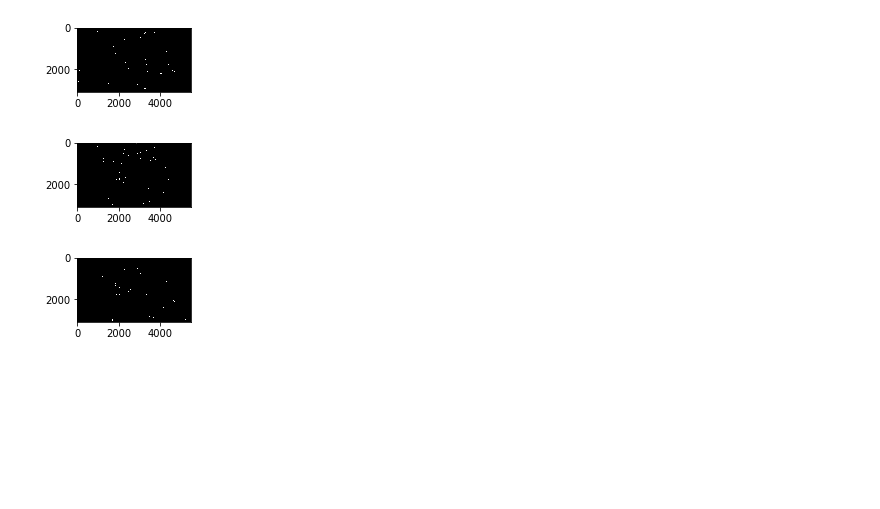
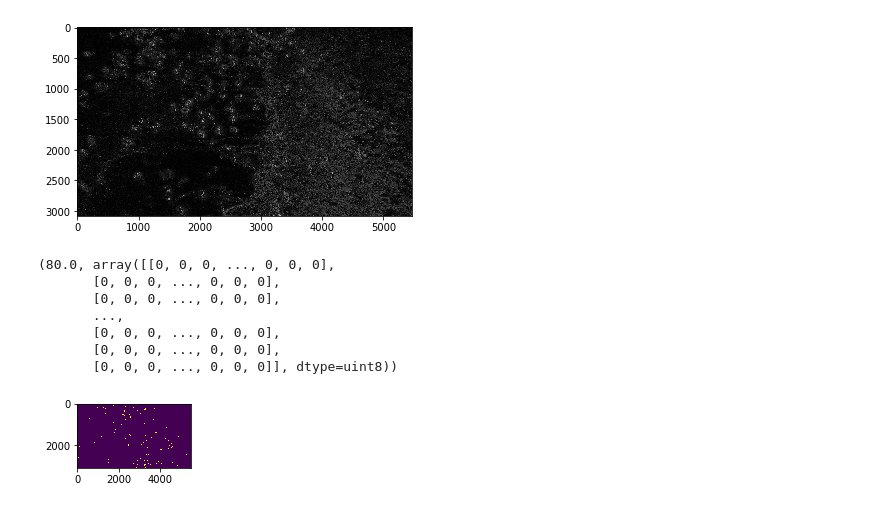
Before and after one commit to surajpaib/CrowdEstimationchallenge, a Jupyter notebook: crowd_estimator.ipynb, the cells around one changed output. Saved outputs shown, nothing was run; the diff lists cells and outputs as text; code cells hidden in the pictures; blank space fills up the shorter version.

```diff
--- a/crowd_estimator.ipynb
+++ b/crowd_estimator.ipynb
@@ -38,0 +29,5 @@ bin3 = cv2.threshold(diff3, 160, 255, cv2.THRESH_BINARY)
+# %%
+diff1 = crowd_detector.high_pass_filtering(diff1)
+plt.imshow(diff1, cmap='gray'),plt.show()
+# %% [output]
+[figure, added]
@@ -39,14 +36,19 @@ bin3 = cv2.threshold(diff3, 160, 255, cv2.THRESH_BINARY)
+# %%
+diff1 = cv2.imread('diff1.jpg', cv2.IMREAD_GRAYSCALE)
+bin1 = cv2.threshold(diff1, 80, 255, cv2.THRESH_BINARY)
+print bin1
+# %% [output]
+(80.0, array([[0, 0, 0, ..., 0, 0, 0],
+       [0, 0, 0, ..., 0, 0, 0],
+       [0, 0, 0, ..., 0, 0, 0],
+       ...,
+       [0, 0, 0, ..., 0, 0, 0],
+       [0, 0, 0, ..., 0, 0, 0],
+       [0, 0, 0, ..., 0, 0, 0]], dtype=uint8))
 # %%
-plt.subplot(3, 1, 1)
-plt.imshow(bin1[1])
+plt.subplot(3, 1, 1),plt.imshow(bin1[1])
+# plt.subplot(3, 1, 2),plt.imshow(bin2[1])
+# plt.subplot(3, 1, 3),plt.imshow(bin3[1])
 plt.show()
-plt.subplot(3, 1, 2)
-plt.imshow(bin2[1])
-plt.show()
-plt.subplot(3, 1, 3)
-plt.imshow(bin3[1])
-plt.show()
 # %% [output]
-[figure, old version]
+[figure, new version]
-[figure, removed]
-[figure, removed]
```
Also changed, not shown: parts of 19 cells of this notebook, 13 other files.
